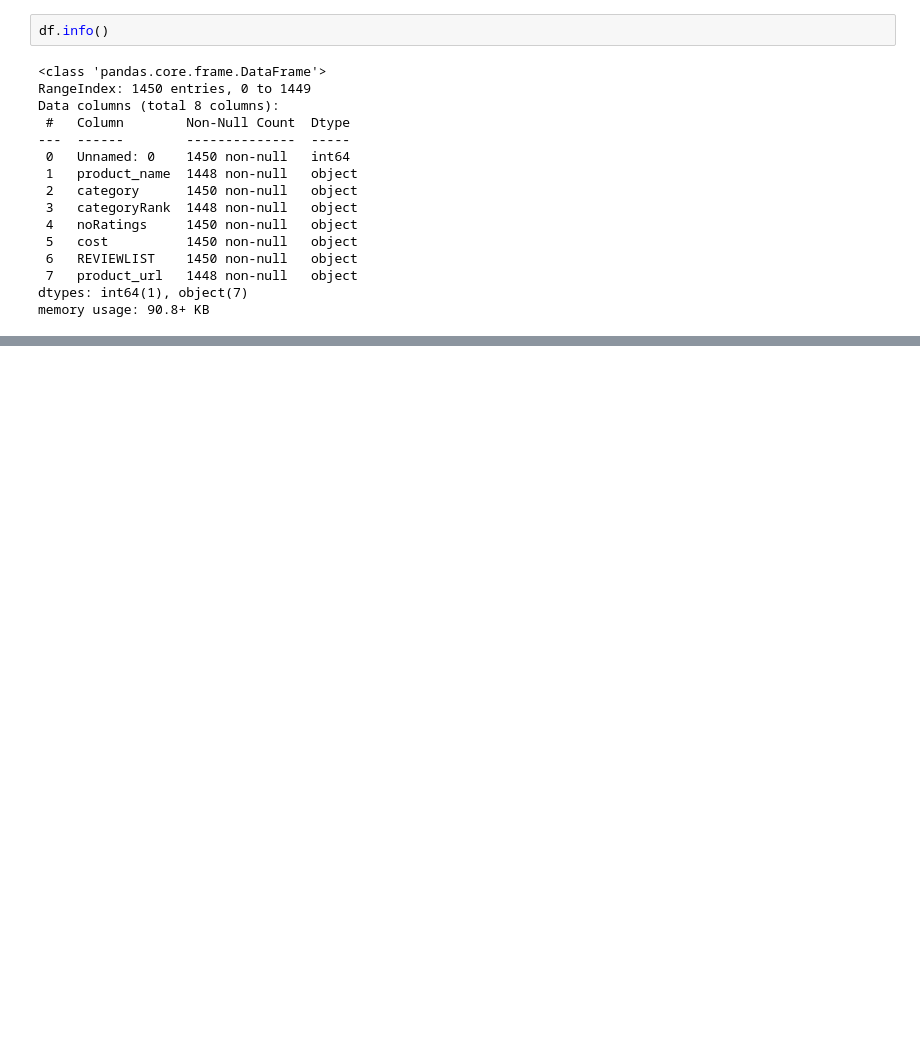
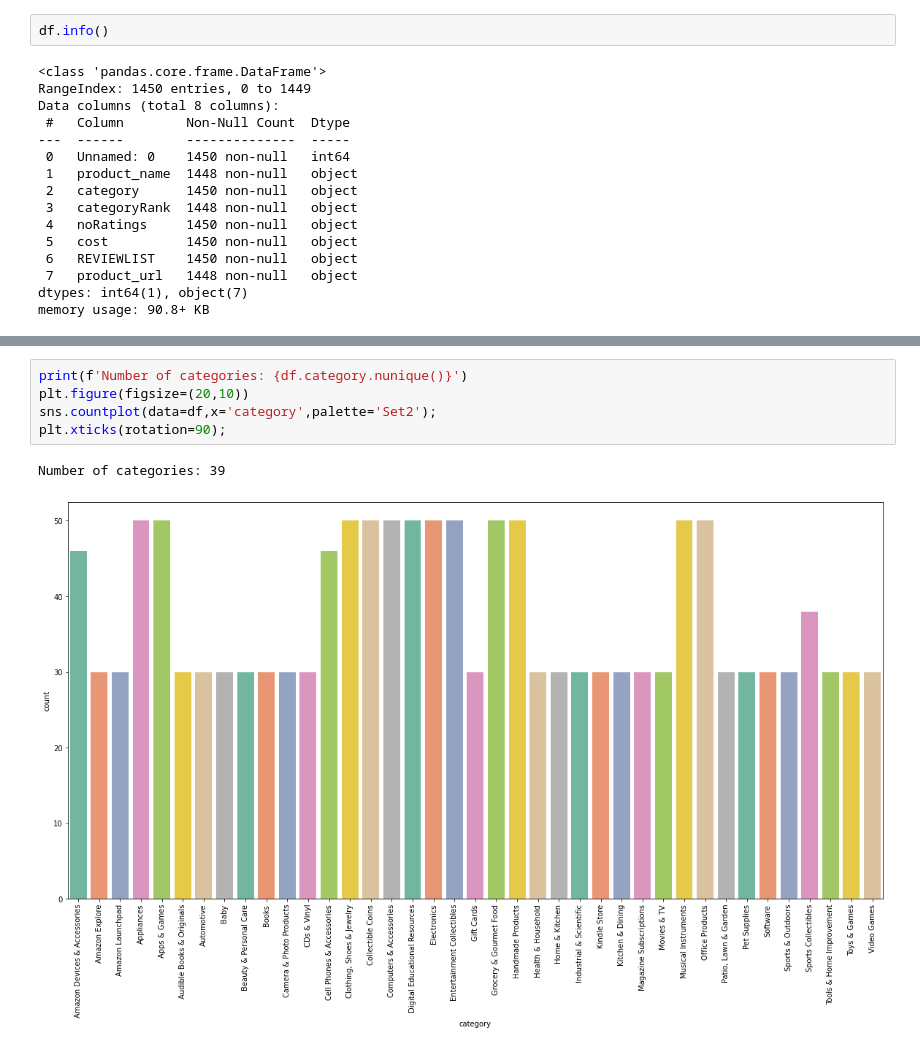
Before and after one commit to PosgradoMNA/actividades-del-projecto-teammexcol, a Jupyter notebook: proyecto-ventas-amazon/Introduccion.ipynb, the cells around one changed output, grey strips where cells are left out. Cells and saved outputs as stored; diff of their text form; blank space fills up the shorter version.

```diff
--- a/proyecto-ventas-amazon/Introduccion.ipynb
+++ b/proyecto-ventas-amazon/Introduccion.ipynb
@@ -71,0 +75,8 @@ Name: REVIEWLIST, Length: 1450, dtype: object
+# %%
+print(f'Number of categories: {df.category.nunique()}')
+plt.figure(figsize=(20,10))
+sns.countplot(data=df,x='category',palette='Set2');
+plt.xticks(rotation=90);
+# %% [output]
+Number of categories: 39
+[figure, added]
```
Also changed, not shown: parts of 16 cells of this notebook.
